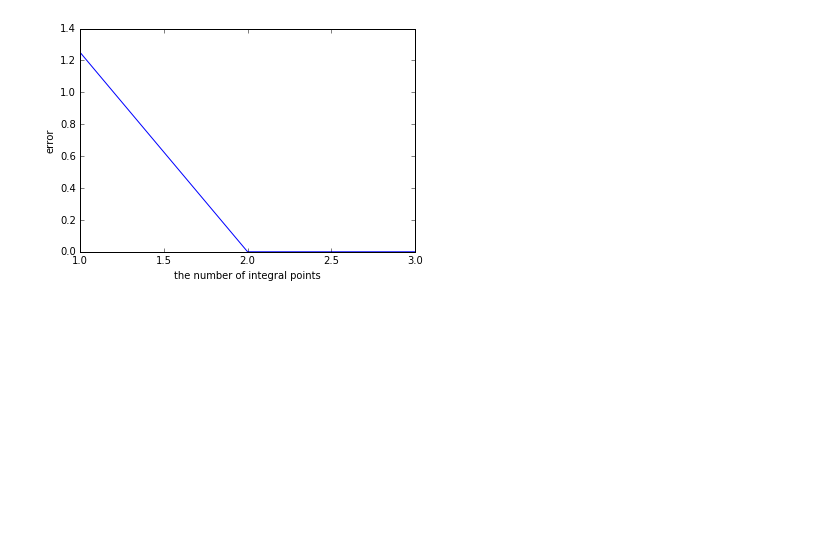
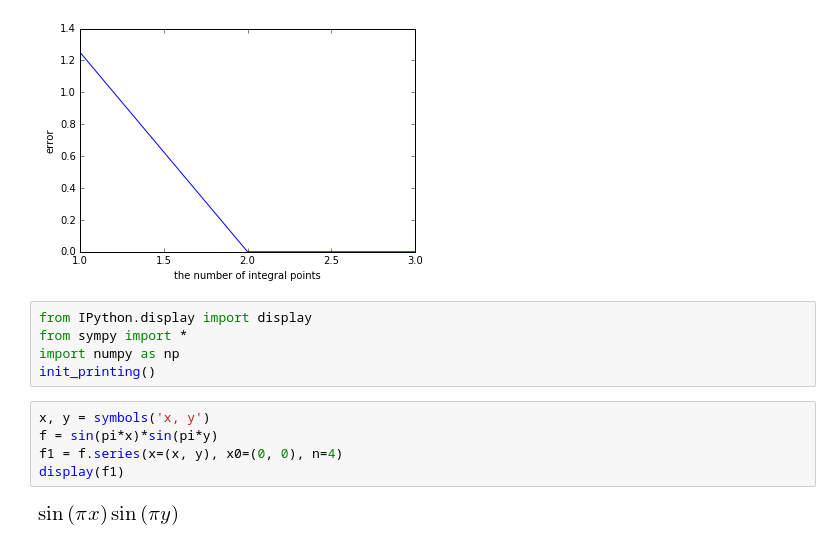
Before and after one commit to weihuayi/fealpy, a Jupyter notebook: doc/fealpybook/polygon_quadrature.ipynb, the cells around one changed output. Drawn from its saved outputs; the diff is of its cells as text; blank space fills up the shorter version.

```diff
--- a/doc/fealpybook/polygon_quadrature.ipynb
+++ b/doc/fealpybook/polygon_quadrature.ipynb
@@ -495,3 +495,15 @@ plt.show()
 [  5.02633887e+12   9.72222222e-01]
 [figure]
 [figure]
+# %%
+from IPython.display import display
+from sympy import *
+import numpy as np
+init_printing()
+# %%
+x, y = symbols('x, y')
+f = sin(pi*x)*sin(pi*y)
+f1 = f.series(x=(x, y), x0=(0, 0), n=4)
+display(f1)
+# %% [output]
+[figure, added]
```
Also changed, not shown: 7 other files.
